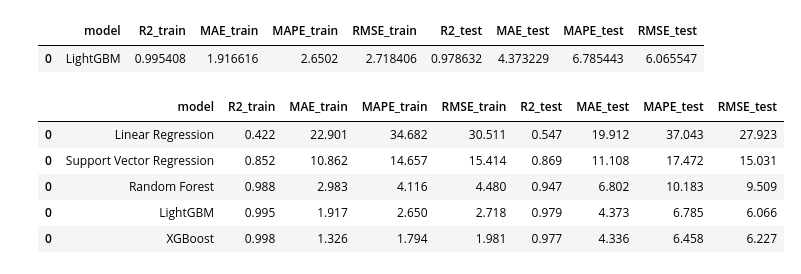
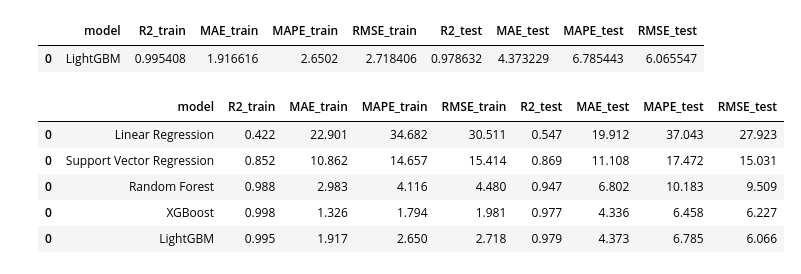
Before and after one commit to YYCHEN2001/Carbon_Cathode_New, a Jupyter notebook: ML_reduced_feature/ml_reduced.ipynb, the cells around one changed output. Saved outputs shown, nothing was run; the diff lists cells and outputs as text; code cells hidden in the pictures.

```diff
--- a/ML_reduced_feature/ml_reduced.ipynb
+++ b/ML_reduced_feature/ml_reduced.ipynb
@@ -293,14 +293,14 @@ lgbm_metrics
 |  | model | R2_train | MAE_train | MAPE_train | RMSE_train | R2_test | MAE_test | MAPE_test | RMSE_test |
 | 0 | LightGBM | 0.995408 | 1.916616 | 2.6502 | 2.718406 | 0.978632 | 4.373229 | 6.785443 | 6.065547 |
 # %%
-metrics = pd.concat([lr_metrics,svr_metrics, rf_metrics, lgbm_metrics, xgb_metrics])
+metrics = pd.concat([lr_metrics, svr_metrics, rf_metrics, xgb_metrics, lgbm_metrics])
 metrics_rounded = metrics.round(3)
 metrics_rounded.to_csv('report_models.csv', index=False)
 metrics_rounded
 # %% [output]
 |  | model | R2_train | MAE_train | MAPE_train | RMSE_train | R2_test | MAE_test | MAPE_test | RMSE_test |
 | 0 | Linear Regression | 0.422 | 22.901 | 34.682 | 30.511 | 0.547 | 19.912 | 37.043 | 27.923 |
 | 0 | Support Vector Regression | 0.852 | 10.862 | 14.657 | 15.414 | 0.869 | 11.108 | 17.472 | 15.031 |
 | 0 | Random Forest | 0.988 | 2.983 | 4.116 | 4.480 | 0.947 | 6.802 | 10.183 | 9.509 |
+| 0 | XGBoost | 0.998 | 1.326 | 1.794 | 1.981 | 0.977 | 4.336 | 6.458 | 6.227 |
 | 0 | LightGBM | 0.995 | 1.917 | 2.650 | 2.718 | 0.979 | 4.373 | 6.785 | 6.066 |
-| 0 | XGBoost | 0.998 | 1.326 | 1.794 | 1.981 | 0.977 | 4.336 | 6.458 | 6.227 |
```
Also changed, not shown: 1 other file.
